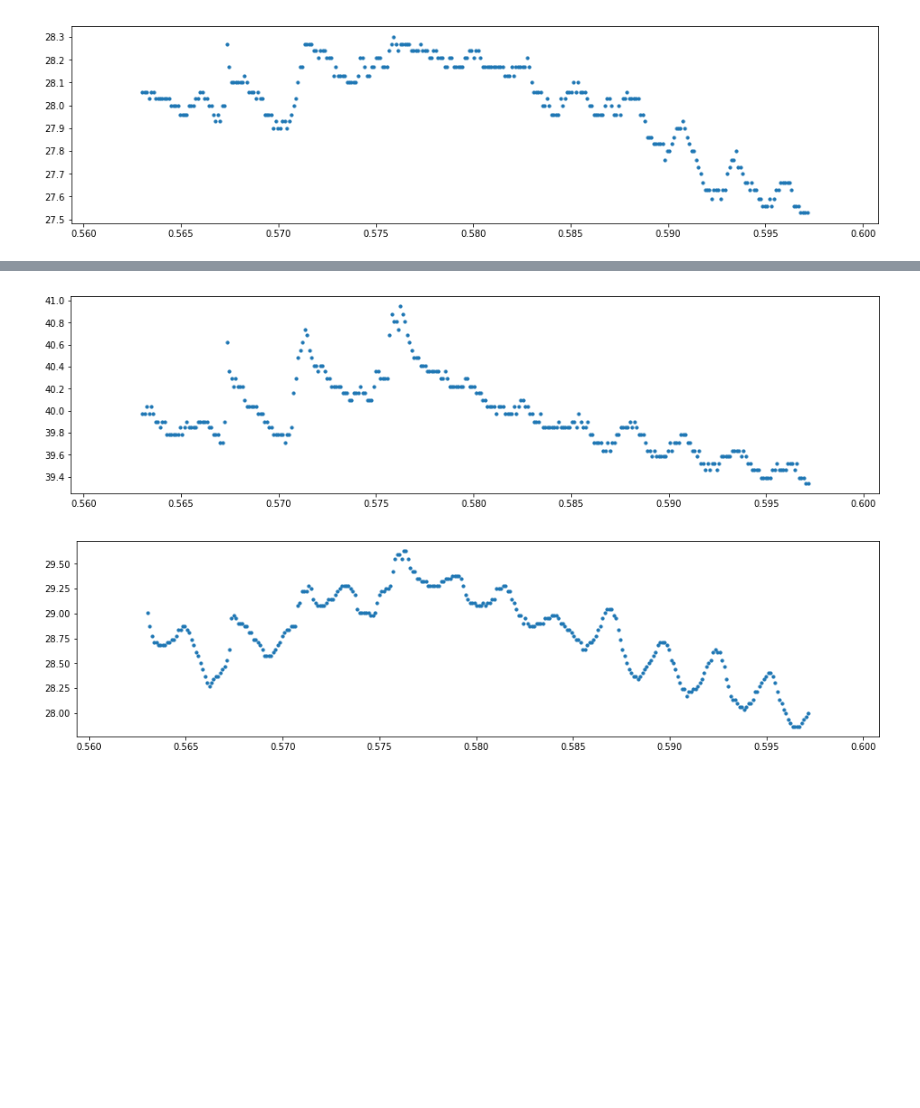
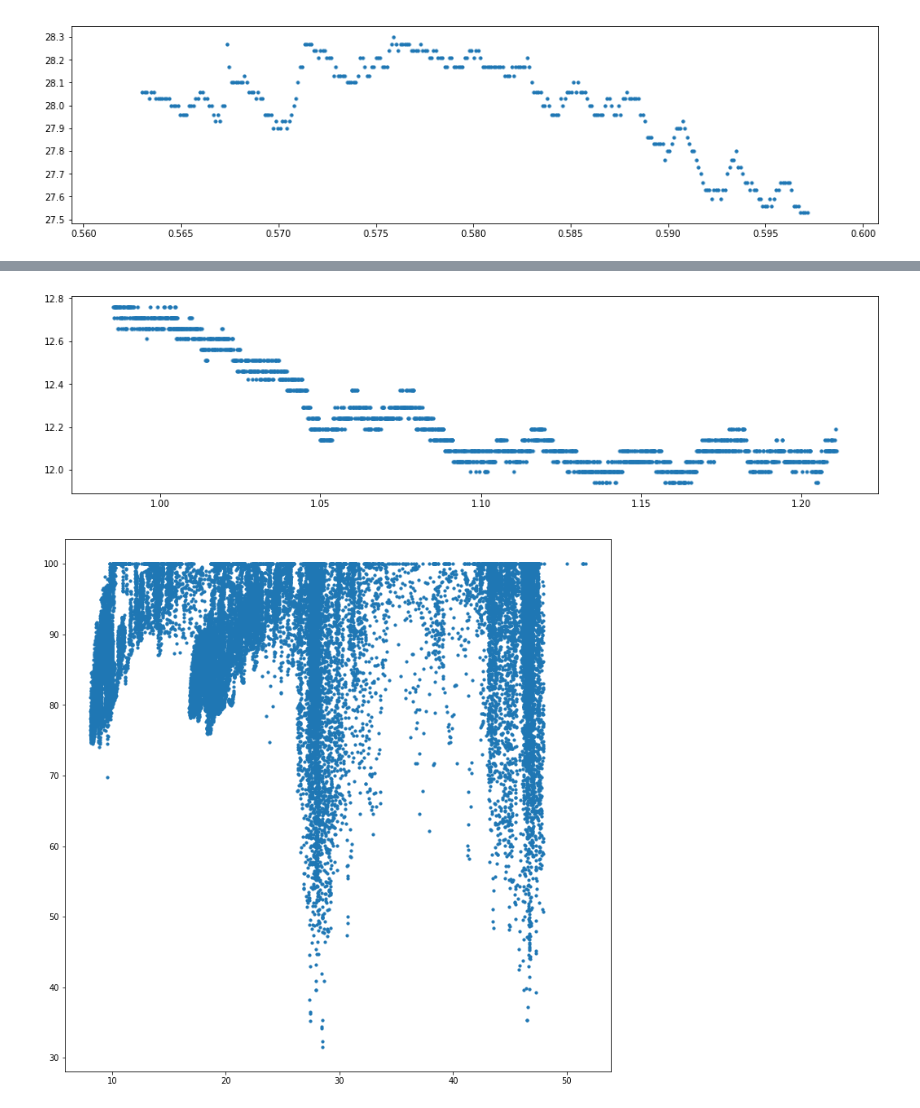
Before and after one commit to rosedaystory/gaussian-white-noise, a Jupyter notebook: gaussian_white_noise.ipynb, the cells around one changed output, grey strips where cells are left out. Saved outputs shown, nothing was run; the diff lists cells and outputs as text; code cells hidden in the pictures; blank space fills up the shorter version.

```diff
--- a/gaussian_white_noise.ipynb
+++ b/gaussian_white_noise.ipynb
@@ -224,8 +239,8 @@ plt.show()
 # %%
 plt.figure(figsize=(16,4))
-s=300
-e=600
-plt.scatter(r_p1.year_doy.values[s:e],r_w1.moi.values[s:e],s=10)
+s=4000
+e=6000
+plt.scatter(r_p1.year_doy.values[s:e],r_wp1.moi.values[s:e],s=10)
 plt.show()
 # %% [output]
-[figure, old version]
+[figure, new version]
@@ -232,8 +251,6 @@ plt.show()
 # %%
-plt.figure(figsize=(16,4))
-s=300
-e=600
-plt.scatter(r_p1.year_doy.values[s:e],r_wp1.moi.values[s:e],s=10)
+plt.figure(figsize=[12,12])
+plt.scatter(r_c1.moi, r_c1.rh,s=10)
 plt.show()
 # %% [output]
-[figure, old version]
+[figure, new version]
```
Also changed, not shown: parts of 18 cells of this notebook, 4 other files.
